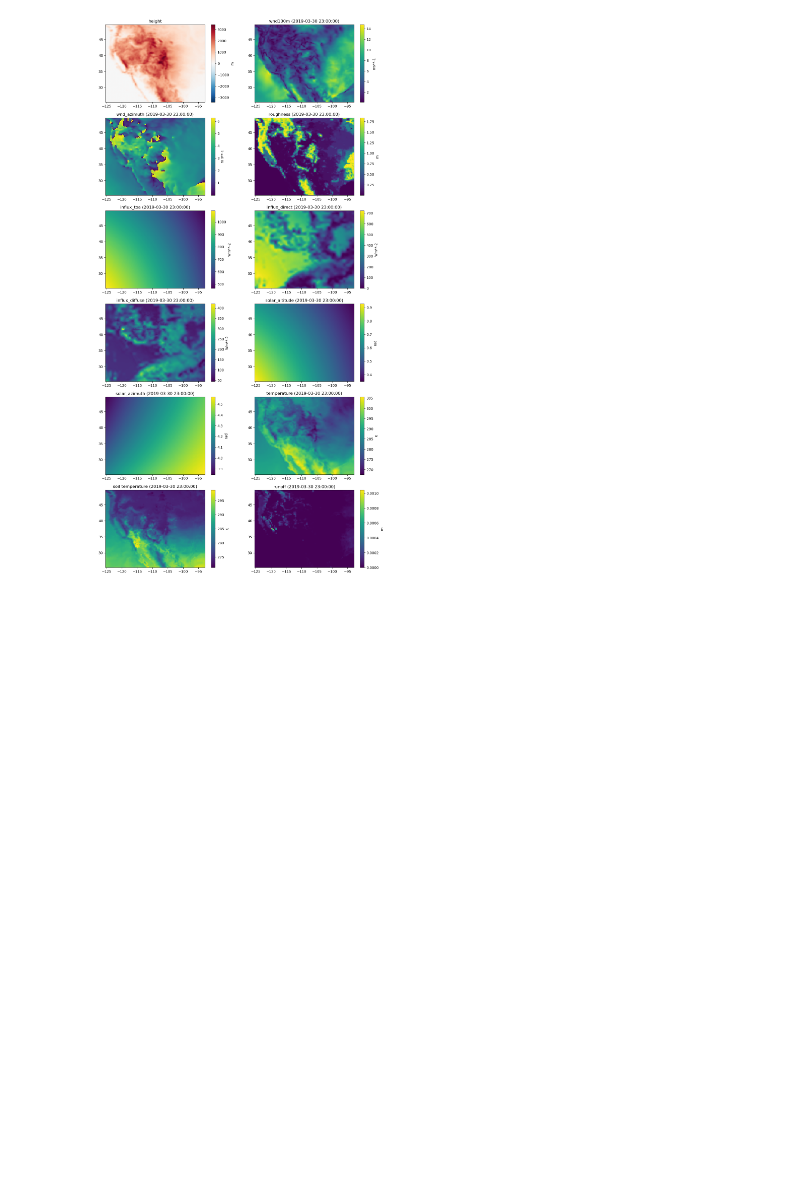
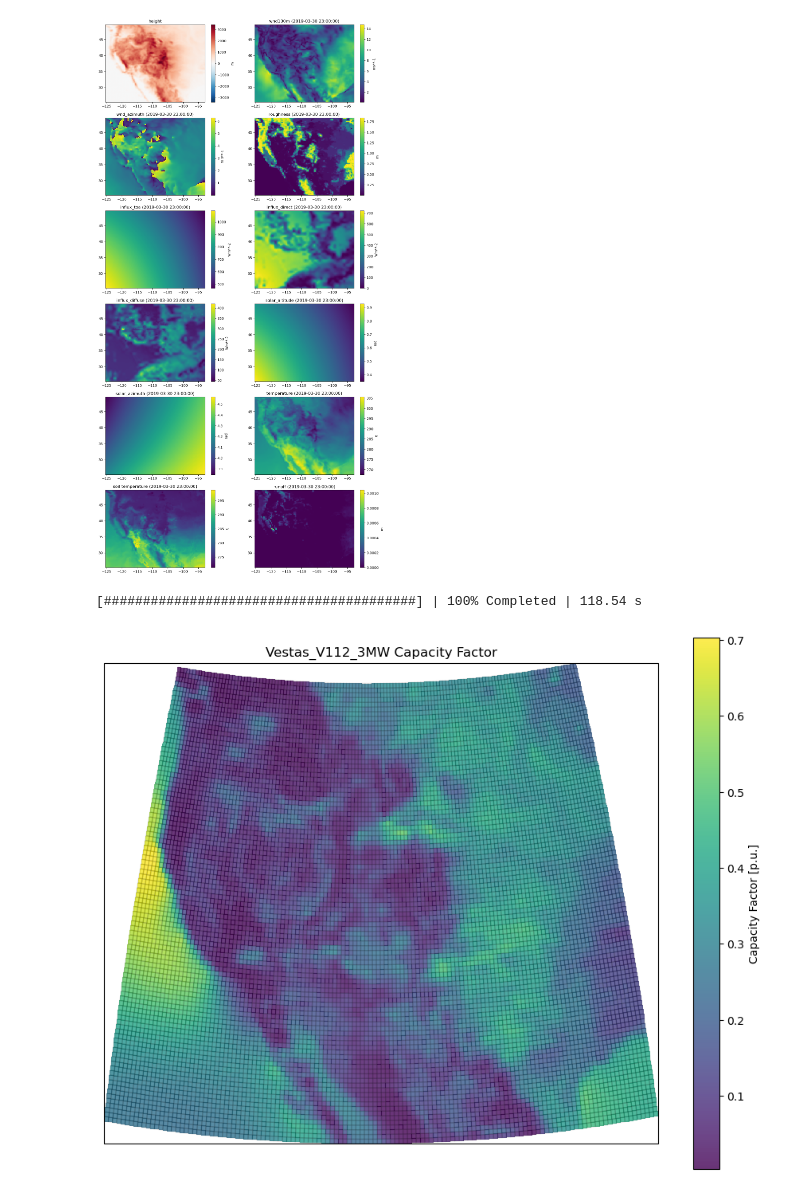
Before and after one commit to PyPSA/pypsa-usa, a Jupyter notebook: workflow/notebooks/build_cutout.ipynb, the cells around one changed output. Saved outputs shown, nothing was run; the diff lists cells and outputs as text; code cells hidden in the pictures; blank space fills up the shorter version.

```diff
--- a/workflow/notebooks/build_cutout.ipynb
+++ b/workflow/notebooks/build_cutout.ipynb
@@ -95,3 +95,28 @@ for var in cutout.data.data_vars:
         ax_idy += 1
 # %% [output]
 [figure]
+# %%
+cap_factors = cutout.wind(turbine="Vestas_V112_3MW", capacity_factor=True)
+# %% [output]
+[########################################] | 100% Completed | 118.54 s
+# %%
+from cartopy.crs import PlateCarree as plate
+import cartopy.crs as ccrs
+projection = ccrs.Orthographic(-110, 40)
+plot_grid_dict = dict(
+    alpha=0.1,
+    edgecolor="k",
+    zorder=4,
+    aspect="equal",
+    facecolor="None",
+    transform=plate(),
+)
+fig, ax = plt.subplots(subplot_kw={"projection": projection}, figsize=(9, 7))
+cap_factors.name = "Capacity Factor"
+cap_factors.plot(ax=ax, transform=plate(), alpha=0.8)
+cells = cutout.grid
+cells.plot(ax=ax, **plot_grid_dict)
+plt.title("Vestas_V112_3MW Capacity Factor")
+fig.tight_layout()
+# %% [output]
+[figure, added]
```
Also changed, not shown: 3 other files.
